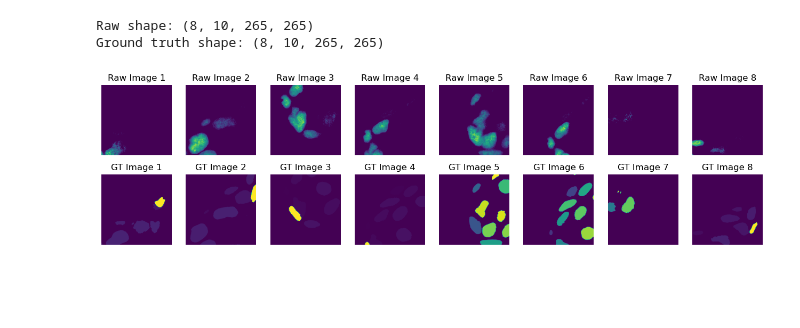
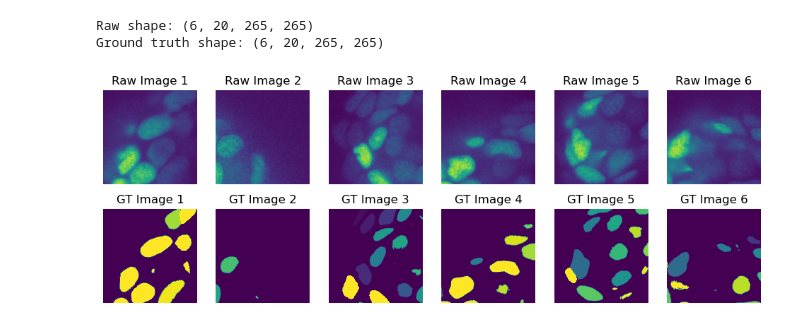
Before and after one commit to stemarcotti/DL_MBL_HACK, a Jupyter notebook: check_augmented_images.ipynb, the cells around one changed output. Drawn from its saved outputs; the diff is of its cells as text; code cells hidden in the pictures; blank space fills up the shorter version.

```diff
--- a/check_augmented_images.ipynb
+++ b/check_augmented_images.ipynb
@@ -7,8 +7,8 @@ import numpy as np
 import gunpowder as gp
 # %%
 load_path = '/mnt/efs/shared_data/hack/data/20230811/20230811_raw.zarr'
-output_shape = (10, 265, 265)
-stack_size = 8
+output_shape = (20, 265, 265)
+stack_size = 6
 device = 'cpu'
 
 result_batch = process_zarr_data(load_path, output_shape, stack_size, device)
@@ -16,35 +16,38 @@ result_batch = process_zarr_data(load_path, output_shape, stack_size, device)
 print("Raw shape: " + str(result_batch[gp.ArrayKey('RAW')].data.shape))
 print("Ground truth shape: " + str(result_batch[gp.ArrayKey('GROUND_TRUTH')].data.shape))
 # %% [output]
-Raw shape: (8, 10, 265, 265)
-Ground truth shape: (8, 10, 265, 265)
+Raw shape: (6, 20, 265, 265)
+Ground truth shape: (6, 20, 265, 265)
 # %%
-# Assuming 'data' is your 3D volume data
-# You can replace this with your actual data
+
+# Load the raw and gt data as arraykey
 raw_data = result_batch[gp.ArrayKey('RAW')].data
 gt_data = result_batch[gp.ArrayKey('GROUND_TRUTH')].data
 
-# Select the z-slice (e.g., the middle one)
+# Select the z-slice (e.g., the middle one), for 3D data
 z_slice = raw_data.shape[1] // 2  # Assuming the z-dimension is the second dimension
 
 # Select all stack images for both raw and GT
 raw_images = raw_data[:, z_slice, :, :]
 gt_images = gt_data[:, z_slice, :, :]
 
 # Create a figure with subplots
 fig, axes = plt.subplots(2, len(raw_images), figsize=(stack_size*2, 4))
 
 # Iterate through the images and plot each one
 for i in range(len(raw_images)):
-    axes[0][i].imshow(raw_images[i], cmap='viridis')
+    raw_min, raw_max = np.min(raw_images[i]), np.max(raw_images[i])
+    gt_min, gt_max = np.min(gt_images[i]), np.max(gt_images[i])
+
+    axes[0][i].imshow(raw_images[i], cmap='viridis', vmin=raw_min, vmax=raw_max)
     axes[0][i].set_title(f'Raw Image {i+1}')
     axes[0][i].axis('off')
 
-    axes[1][i].imshow(gt_images[i], cmap='viridis')
+    axes[1][i].imshow(gt_images[i], cmap='viridis', vmin=0, vmax=0.1)
     axes[1][i].set_title(f'GT Image {i+1}')
     axes[1][i].axis('off')
 
 # Show the plot
 plt.show()
 # %% [output]
-[figure, old version]
+[figure, new version]
```
